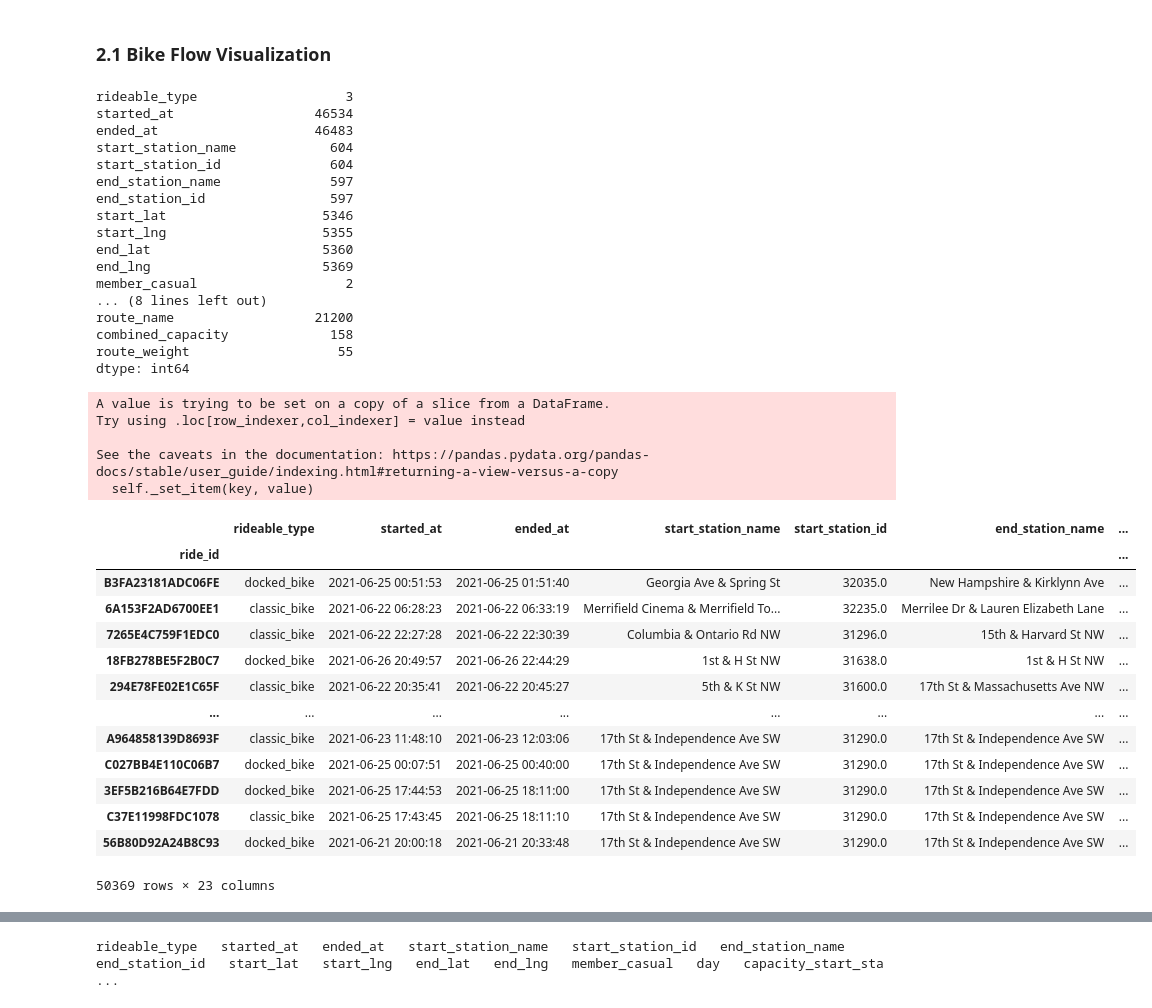
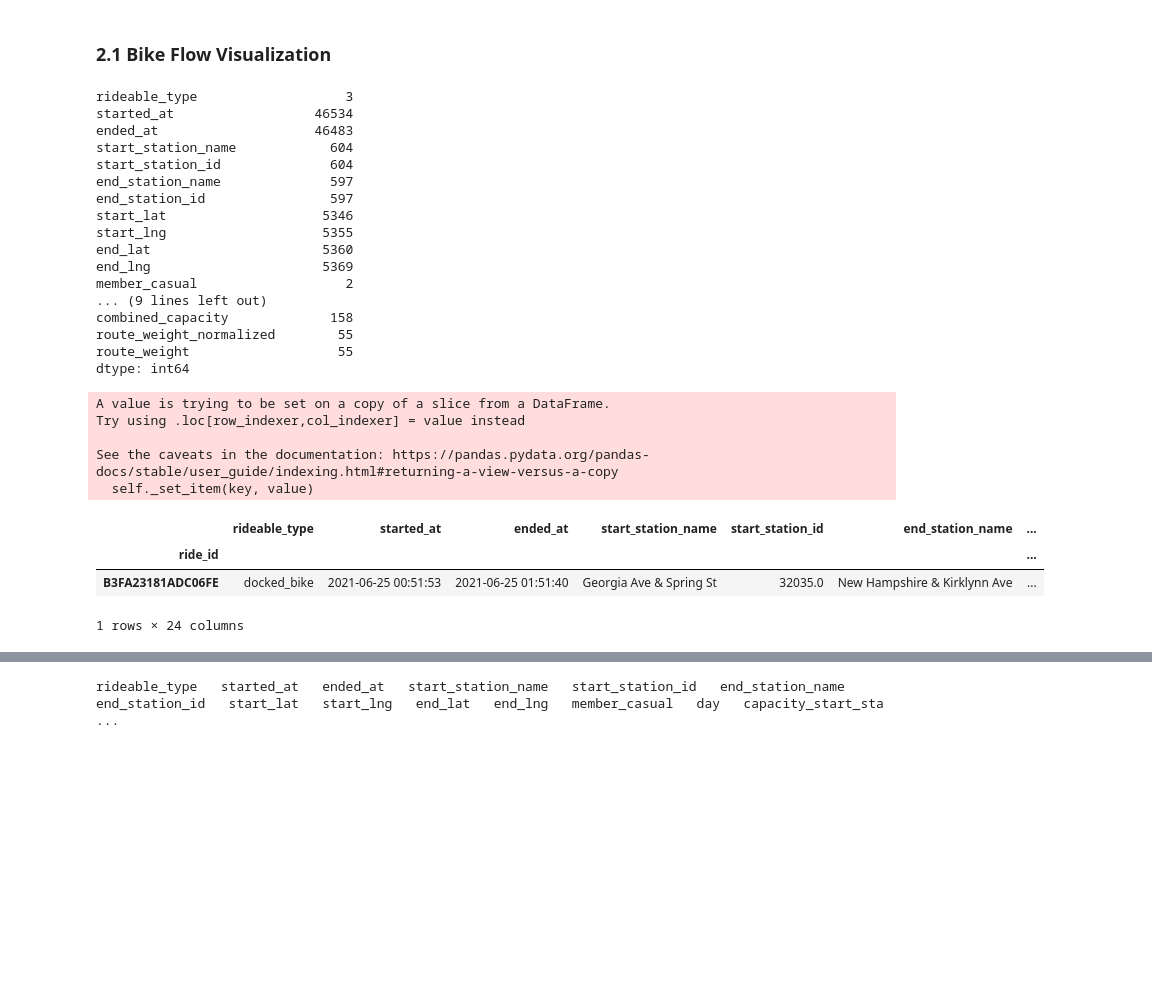
Before and after one commit to jaddel/education_cab_github, a Jupyter notebook: assignment_2/task1/task1.1.ipynb, the cells around one changed output, grey strips where cells are left out. Cells and saved outputs as stored; diff of their text form; code cells hidden in the pictures; blank space fills up the shorter version.

```diff
--- a/assignment_2/task1/task1.1.ipynb
+++ b/assignment_2/task1/task1.1.ipynb
@@ -52,6 +54,9 @@ df1['rental_duration__minutes'] = df1['rental_duration'].dt.seconds//60
 df1['route_id'] = df1['start_station_id'].astype(str) + df1['end_station_id'].astype(str)
 df1['route_name'] = df1['start_station_name'].astype(str) + ' <-> ' + df1['end_station_name'].astype(str)
 df1['combined_capacity'] = df1['capacity_start_station']*df1['capacity_end_station']
+
+df1['route_weight_normalized'] = df1['route_name'].map(df1["route_name"].value_counts(normalize=True))
+df1['route_weight'] = df1['route_name'].map(df1["route_name"].value_counts(normalize=False))
 # %%
 # List missing values
 
@@ -319,37 +324,27 @@ start_lng                    5355
 end_lat                      5360
 end_lng                      5369
 member_casual                   2
-... (8 lines left out)
-route_name                  21200
+... (9 lines left out)
 combined_capacity             158
+route_weight_normalized        55
 route_weight                   55
 dtype: int64
 # %%
 data4 = df
 # Here we are adding the importance of a route as route_weight to the data set
 data4['route_weight'] = df['route_name'].map(df["route_name"].value_counts(normalize=True))
 # this does the same as above # df['route_weight'] = df.groupby(['route_name'])['route_name'].transform('count')
-data4
+data4.head(1)
 # %% [output]
 A value is trying to be set on a copy of a slice from a DataFrame.
 Try using .loc[row_indexer,col_indexer] = value instead
 
 See the caveats in the documentation: https://pandas.pydata.org/pandas-docs/stable/user_guide/indexing.html#returning-a-view-versus-a-copy
   self._set_item(key, value)
 |  | rideable_type | started_at | ended_at | start_station_name | start_station_id | end_station_name | ... |
 | ride_id |  |  |  |  |  |  | ... |
 | B3FA23181ADC06FE | docked_bike | 2021-06-25 00:51:53 | 2021-06-25 01:51:40 | Georgia Ave & Spring St | 32035.0 | New Hampshire & Kirklynn Ave | ... |
-| 6A153F2AD6700EE1 | classic_bike | 2021-06-22 06:28:23 | 2021-06-22 06:33:19 | Merrifield Cinema & Merrifield To... | 32235.0 | Merrilee Dr & Lauren Elizabeth Lane | ... |
-| 7265E4C759F1EDC0 | classic_bike | 2021-06-22 22:27:28 | 2021-06-22 22:30:39 | Columbia & Ontario Rd NW | 31296.0 | 15th & Harvard St NW | ... |
-| 18FB278BE5F2B0C7 | docked_bike | 2021-06-26 20:49:57 | 2021-06-26 22:44:29 | 1st & H St NW | 31638.0 | 1st & H St NW | ... |
-| 294E78FE02E1C65F | classic_bike | 2021-06-22 20:35:41 | 2021-06-22 20:45:27 | 5th & K St NW | 31600.0 | 17th St & Massachusetts Ave NW | ... |
-| ... | ... | ... | ... | ... | ... | ... | ... |
-| A964858139D8693F | classic_bike | 2021-06-23 11:48:10 | 2021-06-23 12:03:06 | 17th St & Independence Ave SW | 31290.0 | 17th St & Independence Ave SW | ... |
-| C027BB4E110C06B7 | docked_bike | 2021-06-25 00:07:51 | 2021-06-25 00:40:00 | 17th St & Independence Ave SW | 31290.0 | 17th St & Independence Ave SW | ... |
-| 3EF5B216B64E7FDD | docked_bike | 2021-06-25 17:44:53 | 2021-06-25 18:11:00 | 17th St & Independence Ave SW | 31290.0 | 17th St & Independence Ave SW | ... |
-| C37E11998FDC1078 | classic_bike | 2021-06-25 17:43:45 | 2021-06-25 18:11:10 | 17th St & Independence Ave SW | 31290.0 | 17th St & Independence Ave SW | ... |
-| 56B80D92A24B8C93 | docked_bike | 2021-06-21 20:00:18 | 2021-06-21 20:33:48 | 17th St & Independence Ave SW | 31290.0 | 17th St & Independence Ave SW | ... |
-50369 rows × 23 columns
+1 rows × 24 columns
 # %%
 # Build your graph. Note that we use the DiGraph function to create the graph!
 # https://www.python-graph-gallery.com/323-directed-or-undirected-network
```
Also changed, not shown: parts of 5 cells of this notebook, 1 other file.
